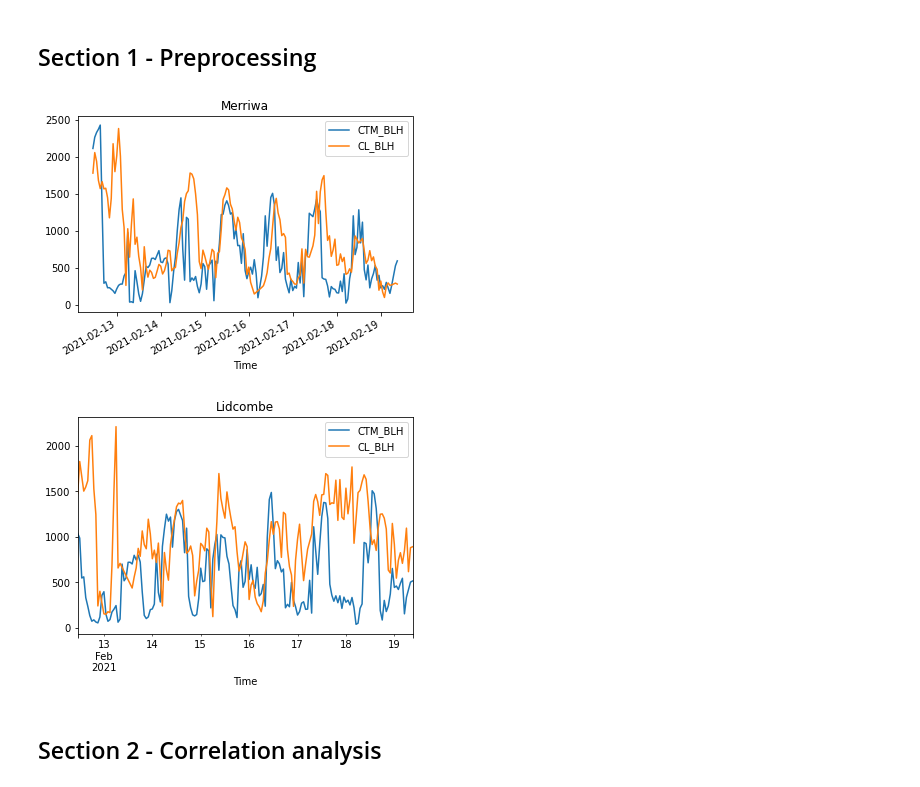
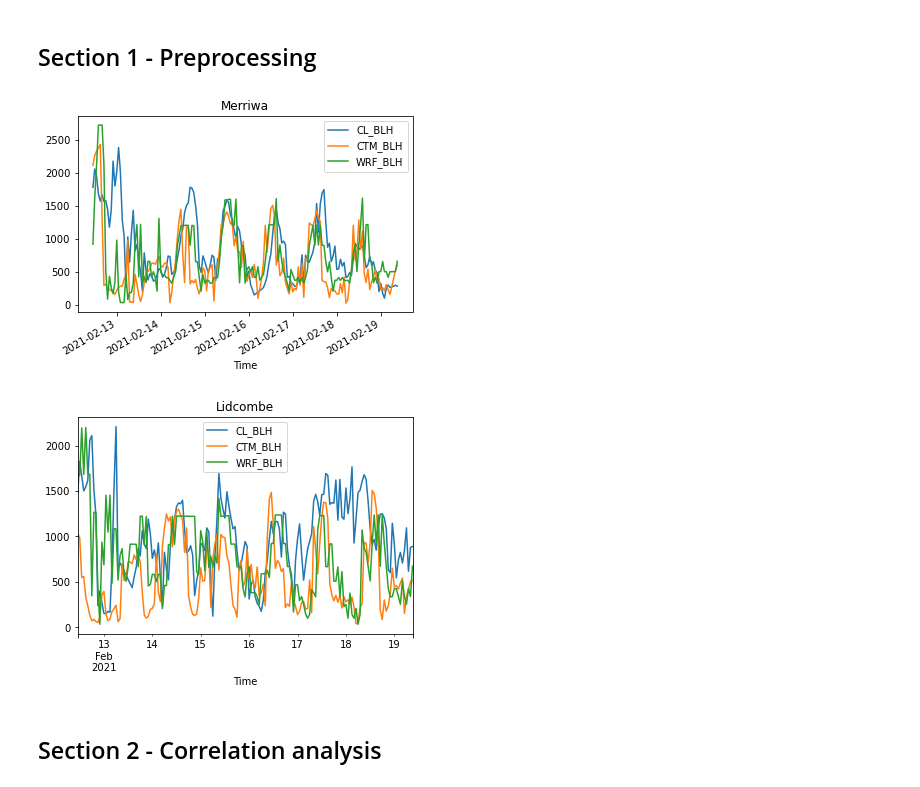
Before and after one commit to LlahsivK/group-18, a Jupyter notebook: Analysis3_Modelling_TKversion_20210806.ipynb, the cells around one changed output. Cells and saved outputs as stored; diff of their text form; code cells hidden in the pictures.

```diff
--- a/Analysis3_Modelling_TKversion_20210806.ipynb
+++ b/Analysis3_Modelling_TKversion_20210806.ipynb
@@ -49,23 +139,33 @@ def parse_CTM(site, time_offset=10):
+# %%
+wrf_df_merriwa = convert_df_to_datetime_wrf(wrf_df_merriwa)
+wrf_df_lidcombe = convert_df_to_datetime_wrf(wrf_df_lidcombe)
 # %%
 import matplotlib.pyplot as plt
 %matplotlib inline
 
-def join_CL_CTM(site):
+def join_CL_CTM_WRF(site, wrf_df):
     CLdf = parse_CL(site)
     CTMdf = parse_CTM(site)
-    return CLdf.join(CTMdf, how='inner')
+    WRFdf = wrf_df.copy(deep = True)
 
-def bl_plot(site):
-    join_df = join_CL_CTM(site).reset_index()
+    df_joined = CLdf.join(CTMdf, how='inner')
+
+    df_joined = df_joined.join(WRFdf, how = 'inner')
+    return df_joined
+
+def bl_plot(site, wrf_df):
+    join_df = join_CL_CTM_WRF(site, wrf_df).reset_index()
     join_df['Time'] = pd.to_datetime(join_df[['Date', 'Hour']].astype(str).apply('-'.join, 1), format='%Y-%m-%d-%H')
-    join_df.plot(x='Time', y=['CTM_BLH', 'CL_BLH'], title=site)
+    join_df.plot(x='Time', y=['CL_BLH', 'CTM_BLH', 'WRF_BLH'], title=site)
     plt.show()
 # %%
-bl_plot('Merriwa')
-bl_plot('Lidcombe')
+bl_plot('Merriwa', wrf_df_merriwa)
 # %% [output]
-[figure, old version]
+[figure, new version]
-[figure, removed]
+# %%
+bl_plot('Lidcombe', wrf_df_lidcombe)
+# %% [output]
+[figure, added]
 # %%
 class AQMS_API:
     def __init__(self):
```
Also changed, not shown: parts of 108 cells of this notebook.
